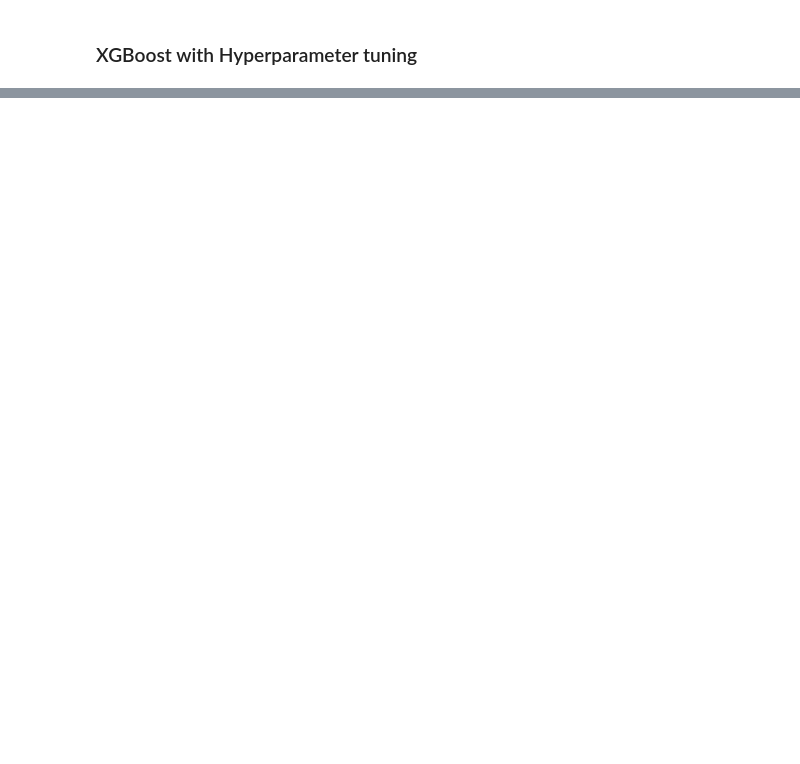
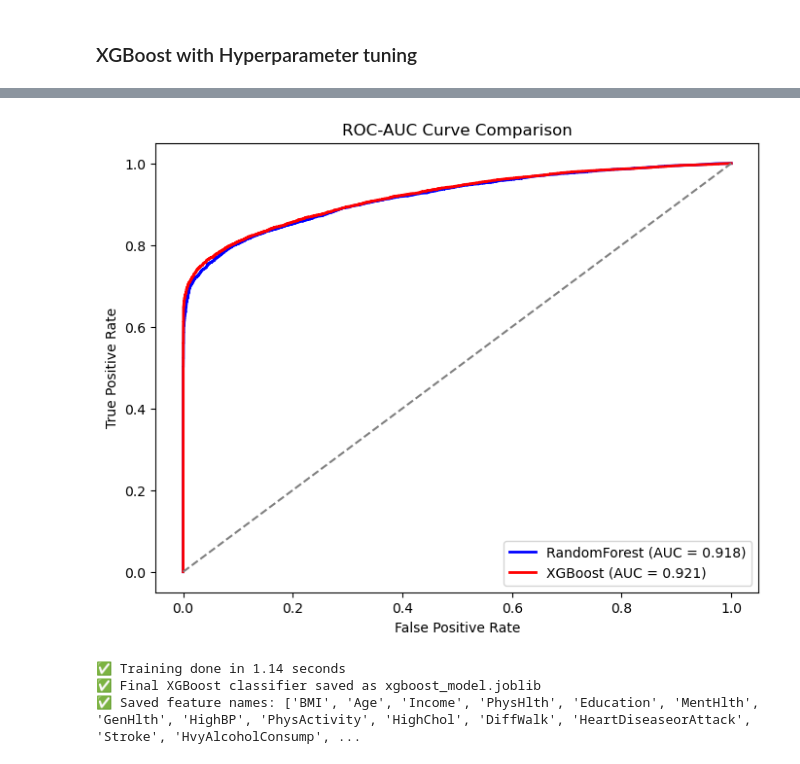
Before and after one commit to africapig/AI-Assignment, a Jupyter notebook: diabetes.ipynb, the cells around one changed output, grey strips where cells are left out. Drawn from its saved outputs; the diff is of its cells as text; code cells hidden in the pictures; blank space fills up the shorter version.

```diff
--- a/diabetes.ipynb
+++ b/diabetes.ipynb
@@ -837,0 +894,72 @@ weighted avg       0.87      0.86      0.86     15022
+# %%
+import matplotlib.pyplot as plt
+from sklearn.metrics import roc_curve, auc
+
+# ---- RandomForest ROC-AUC ----
+y_prob_rf = best_rf.predict_proba(X_test)[:, 1]   # Probabilities for class 1
+fpr_rf, tpr_rf, _ = roc_curve(y_test, y_prob_rf)
+roc_auc_rf = auc(fpr_rf, tpr_rf)
+
+# ---- XGBoost ROC-AUC ----
+y_prob_xgb = best_model.predict_proba(X_test)[:, 1]   # Replace best_xgb with your tuned model variable
+fpr_xgb, tpr_xgb, _ = roc_curve(y_test, y_prob_xgb)
+roc_auc_xgb = auc(fpr_xgb, tpr_xgb)
+
+# ---- Plot ----
+plt.figure(figsize=(8,6))
+plt.plot(fpr_rf, tpr_rf, color='blue', lw=2, label=f"RandomForest (AUC = {roc_auc_rf:.3f})")
+plt.plot(fpr_xgb, tpr_xgb, color='red', lw=2, label=f"XGBoost (AUC = {roc_auc_xgb:.3f})")
+
+# Random guess line
+plt.plot([0,1], [0,1], color='grey', linestyle='--')
+
+plt.xlabel("False Positive Rate")
+plt.ylabel("True Positive Rate")
+plt.title("ROC-AUC Curve Comparison")
+plt.legend(loc="lower right")
+plt.show()
+# %% [output]
+[figure, added]
+# %%
+import time
+import pandas as pd
+import joblib
+from xgboost import XGBClassifier
+
+# ============================
+# Train Final XGBoost Model
+# ============================
+final_xgb = XGBClassifier(
+    n_estimators=500,
+    max_depth=5,
+    learning_rate=0.05,
+    min_child_weight=5,
+    subsample=0.7,
+    colsample_bytree=0.6,
+    gamma=0.5,
+    objective="binary:logistic",
+    eval_metric="logloss",
+    random_state=42,
+)
+
+start_time = time.time()
+final_xgb.fit(X_train, y_train)
+end_time = time.time()
+print(f"\n✅ Training done in {end_time - start_time:.2f} seconds")
+
+# ============================
+# Save Model (full classifier)
+# ============================
+joblib.dump(final_xgb, "xgboost_model.joblib")
+print("✅ Final XGBoost classifier saved as xgboost_model.joblib")
+
+# ============================
+# Save Feature Names
+# ============================
+feature_names = X_train.columns.tolist()
+joblib.dump(feature_names, "feature_names.joblib")
+print("✅ Saved feature names:", feature_names)
+# %% [output]
+✅ Training done in 1.14 seconds
+✅ Final XGBoost classifier saved as xgboost_model.joblib
+✅ Saved feature names: ['BMI', 'Age', 'Income', 'PhysHlth', 'Education', 'MentHlth', 'GenHlth', 'HighBP', 'PhysActivity', 'HighChol', 'DiffWalk', 'HeartDiseaseorAttack', 'Stroke', 'HvyAlcoholConsump', ...
```
Also changed, not shown: parts of 9 cells of this notebook.
